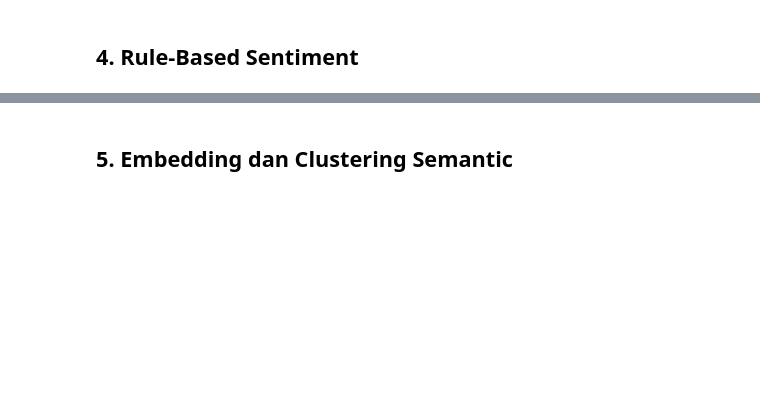
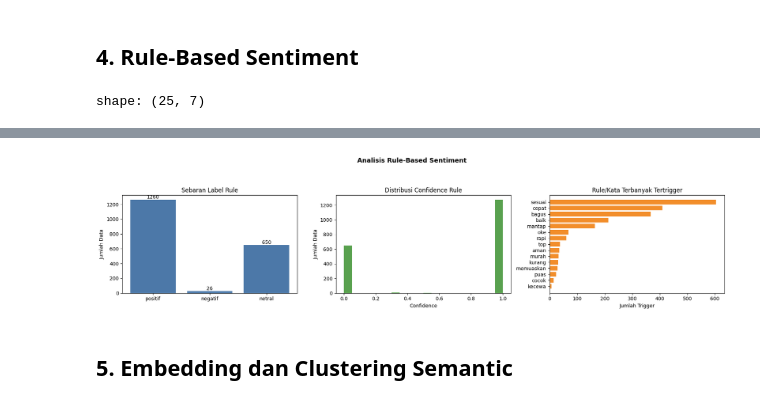
Before and after one commit to dammar01/hybrid-nlp-sentiment-classification, a Jupyter notebook: calibration.ipynb, the cells around one changed output, grey strips where cells are left out. Cells and saved outputs as stored; diff of their text form; code cells hidden in the pictures; blank space fills up the shorter version.

```diff
--- a/calibration.ipynb
+++ b/calibration.ipynb
@@ -116,7 +157,7 @@ processed_df.select(config.COL_ID, config.COL_TEXT, config.COL_PROCESSED, config
 lexicon_service = LexiconSentimentService()
 rule_df = lexicon_service.analyze_dataframe(processed_df)
 
-rule_df.select(
+rule_preview = rule_df.select(
     config.COL_ID,
     config.COL_PROCESSED,
     config.COL_ACTUAL_LABEL,
@@ -125,3 +166,7 @@ rule_df.select(
     config.COL_RULE_CONFIDENCE,
     "rule_hits",
 )
+display(rule_preview.head(25))
+fig_rule = visualization_service.plot_rule_sentiment_overview(rule_df)
+# %% [output]
+shape: (25, 7)
@@ -128,3 +190,4 @@ rule_df.select(
+[figure, added]
 # %% [markdown]
 ## 5. Embedding dan Clustering Semantic
 # %%
```
Also changed, not shown: parts of 12 cells of this notebook, 2 other files.
